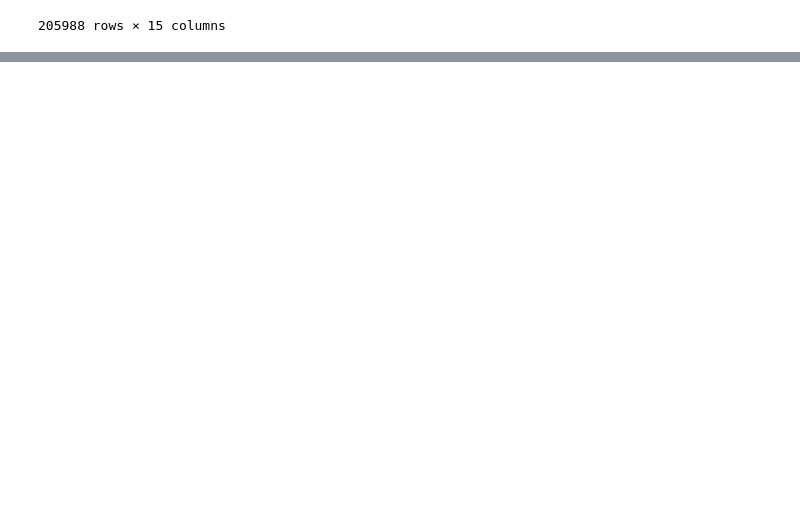
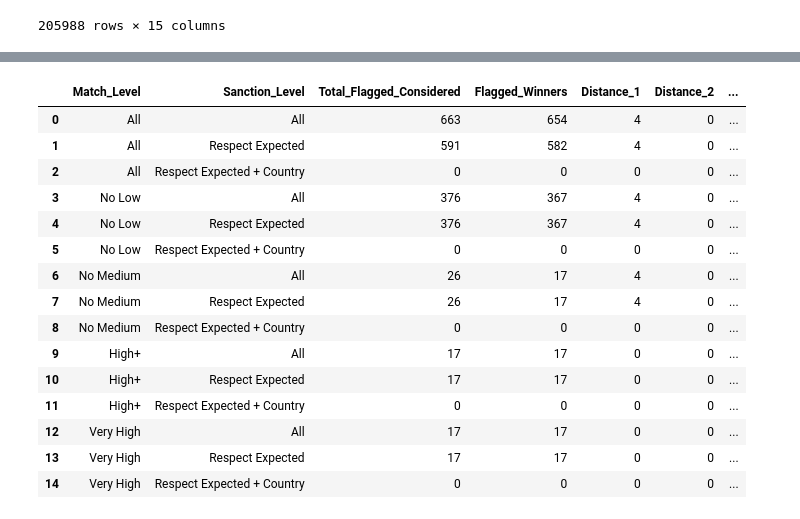
Before and after one commit to wiktorrajca/Data-Science-Honors-Thesis, a Jupyter notebook: messing _around_graphs.ipynb, the cells around one changed output, grey strips where cells are left out. Drawn from its saved outputs; the diff is of its cells as text; code cells hidden in the pictures; blank space fills up the shorter version.

```diff
--- a/messing _around_graphs.ipynb
+++ b/messing _around_graphs.ipynb
@@ -858,0 +889,2 @@ result
+# %%
+france = nx.read_graphml(f"procurement_graph_FR_clean.graphml")
@@ -858,0 +1163,2 @@ result
+# %%
+results_france = compute_flagged_statistics_with_logging(france, sanc)
@@ -858,0 +1187,19 @@ result
+# %%
+results_france
+# %% [output]
+|  | Match_Level | Sanction_Level | Total_Flagged_Considered | Flagged_Winners | Distance_1 | Distance_2 | ... |
+| 0 | All | All | 663 | 654 | 4 | 0 | ... |
+| 1 | All | Respect Expected | 591 | 582 | 4 | 0 | ... |
+| 2 | All | Respect Expected + Country | 0 | 0 | 0 | 0 | ... |
+| 3 | No Low | All | 376 | 367 | 4 | 0 | ... |
+| 4 | No Low | Respect Expected | 376 | 367 | 4 | 0 | ... |
+| 5 | No Low | Respect Expected + Country | 0 | 0 | 0 | 0 | ... |
+| 6 | No Medium | All | 26 | 17 | 4 | 0 | ... |
+| 7 | No Medium | Respect Expected | 26 | 17 | 4 | 0 | ... |
+| 8 | No Medium | Respect Expected + Country | 0 | 0 | 0 | 0 | ... |
+| 9 | High+ | All | 17 | 17 | 0 | 0 | ... |
+| 10 | High+ | Respect Expected | 17 | 17 | 0 | 0 | ... |
+| 11 | High+ | Respect Expected + Country | 0 | 0 | 0 | 0 | ... |
+| 12 | Very High | All | 17 | 17 | 0 | 0 | ... |
+| 13 | Very High | Respect Expected | 17 | 17 | 0 | 0 | ... |
+| 14 | Very High | Respect Expected + Country | 0 | 0 | 0 | 0 | ... |
```
Also changed, not shown: parts of 28 cells of this notebook, 6 other files.
